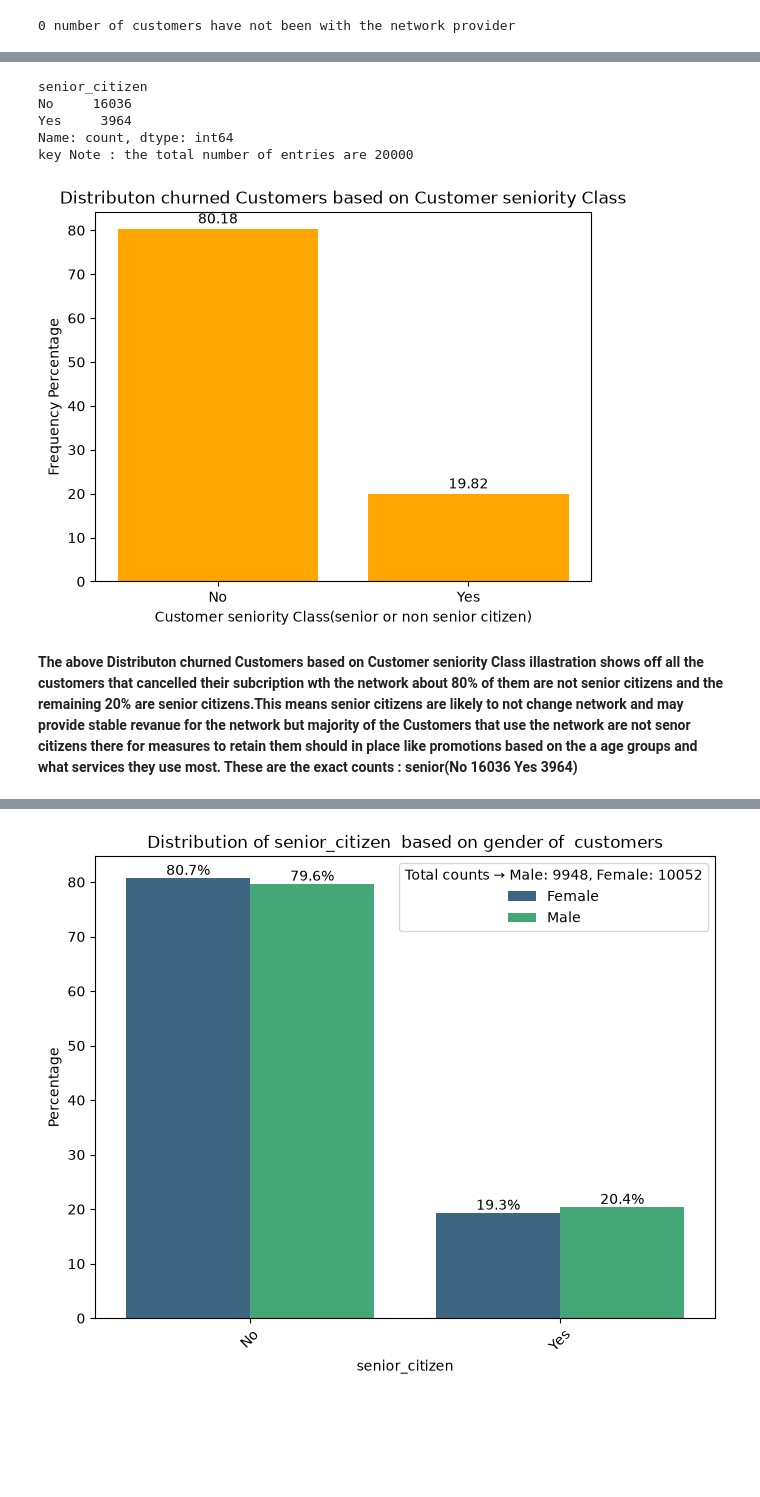
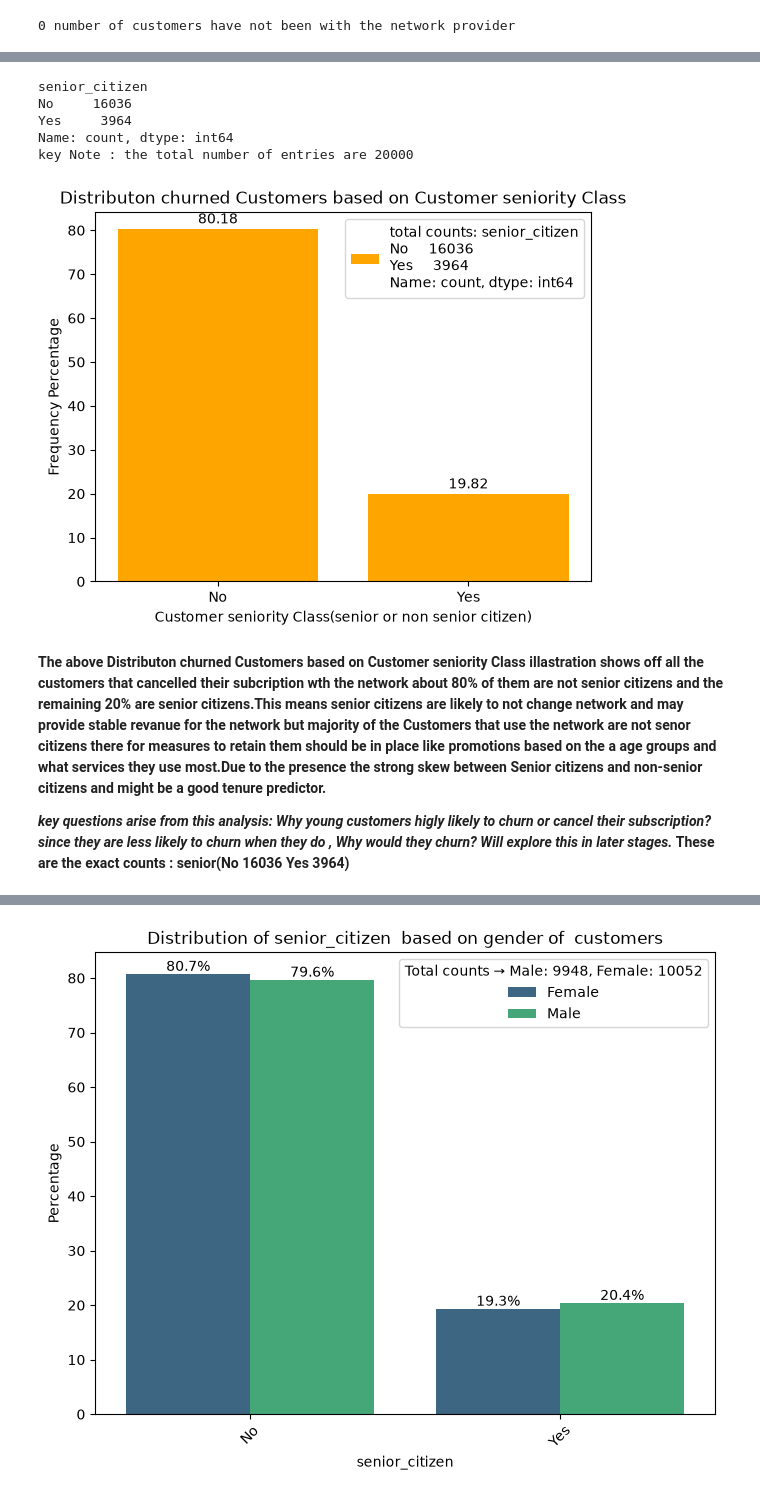
Before and after one commit to Shirley-star24/Telecom_Customer_Churn, a Jupyter notebook: Customer_segmentation and tenure prediction model.ipynb, the cells around one changed output, grey strips where cells are left out. Cells and saved outputs as stored; diff of their text form; code cells hidden in the pictures; blank space fills up the shorter version.

```diff
--- a/Customer_segmentation and tenure prediction model.ipynb
+++ b/Customer_segmentation and tenure prediction model.ipynb
@@ -214,26 +215,30 @@ key Note : the total number of entries are 20000
 # %%
 #Include the exact counts of the distribution
 print((df_clean["senior_citizen"]).value_counts())
 print(f"key Note : the total number of entries are {len(df_clean)}")
 #BAR PLOTS WHCH SHOWS THE PERCENTAGE OF CHURNED CUSTOMERS BASED ON WHEATHER THE CUSTOMERS WERE SENIOR CITIZENS OR NOT
 bars=plt.bar(df_clean['senior_citizen'].unique(), ((df_clean['senior_citizen'].value_counts())/len(df_clean))*100, color='orange')
 plt.xlabel("Customer seniority Class(senior or non senior citizen)")
 plt.ylabel("Frequency Percentage")
 plt.title("Distributon churned Customers based on Customer seniority Class")
 
 plt.bar_label(bars, padding=2)
-
+plt.legend(loc="upper right", labels=[f"total counts: {(df_clean['senior_citizen'].value_counts())}"])
 plt.show()
 # %% [output]
 senior_citizen
 No     16036
 Yes     3964
 Name: count, dtype: int64
 key Note : the total number of entries are 20000
-[figure, old version]
+[figure, new version]
 # %% [markdown]
-**The above Distributon churned Customers based on Customer seniority Class illastration shows off all the customers that cancelled their subcription wth the network about 80%  of them are not senior citizens and the remaining 20% are senior citizens.This means senior citizens are likely to not change network and may provide stable revanue for the network but majority of the Customers that use the network are not senor citizens there for measures to retain them should in place like promotions based on the a age groups and what services they use most.
-These are the exact counts : senior(No     16036
+**The above Distributon churned Customers based on Customer seniority Class illastration shows off all the customers that cancelled their subcription wth the network about 80%  of them are not senior citizens and the remaining 20% are senior citizens.This means senior citizens are likely to not change network and may provide stable revanue for the network but majority of the Customers that use the network are not senor citizens there for measures to retain them should  be in place like promotions based on the a age groups and what services they use most.Due to the presence the strong skew between Senior citizens and non-senior citizens  and might be a good tenure predictor.**
+
+***key questions arise from this analysis: Why young customers higly likely to churn or cancel their subscription?***
+***since they are less likely to churn when they do , Why would they churn?
+Will explore this in later stages.***
+**These are the exact counts : senior(No     16036
 Yes     3964)**
 # %%
 #Include the exact counts of the distribution
```
Also changed, not shown: parts of 13 cells of this notebook.
